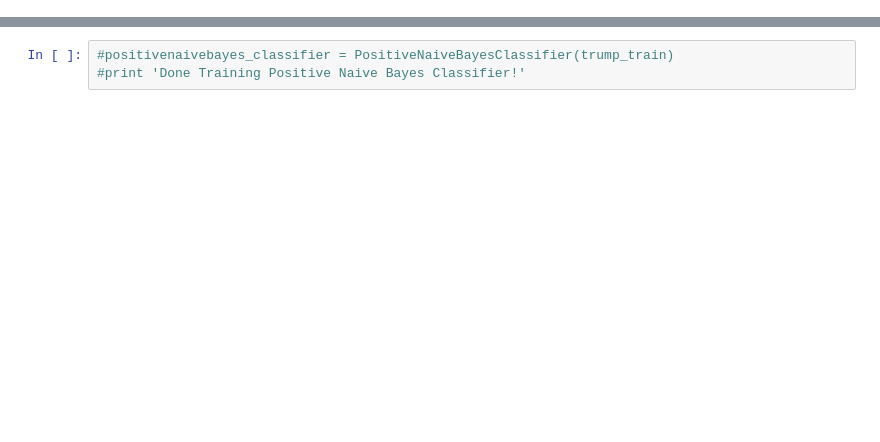
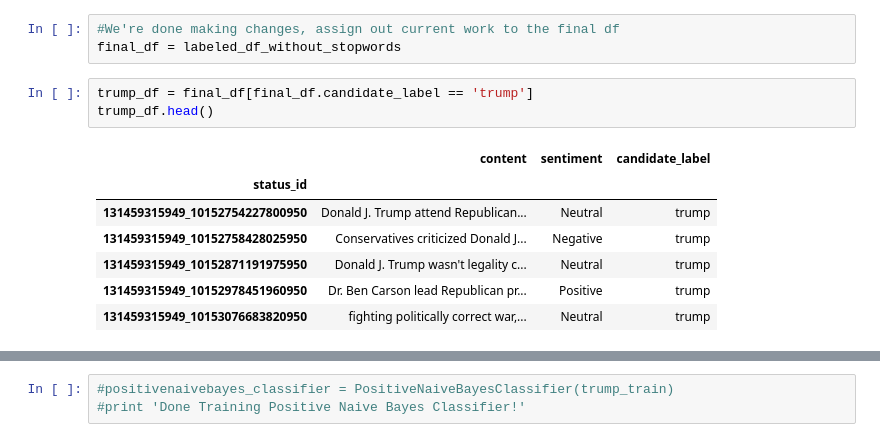
Before and after one commit to harumhl/Grab-Em-by-the-Posts-, a Jupyter notebook: python/classifier.ipynb, the cells around one changed output, grey strips where cells are left out. Drawn from its saved outputs; the diff is of its cells as text; blank space fills up the shorter version.

```diff
--- a/python/classifier.ipynb
+++ b/python/classifier.ipynb
@@ -272,0 +200,14 @@ Done Training Other Decision Tree Classifier!
+# %%
+#We're done making changes, assign out current work to the final df
+final_df = labeled_df_without_stopwords
+# %%
+trump_df = final_df[final_df.candidate_label == 'trump']
+trump_df.head()
+# %% [output]
+|  | content | sentiment | candidate_label |
+| status_id |  |  |  |
+| 131459315949_10152754227800950 | Donald J. Trump attend Republican... | Neutral | trump |
+| 131459315949_10152758428025950 | Conservatives criticized Donald J... | Negative | trump |
+| 131459315949_10152871191975950 | Donald J. Trump wasn't legality c... | Neutral | trump |
+| 131459315949_10152978451960950 | Dr. Ben Carson lead Republican pr... | Positive | trump |
+| 131459315949_10153076683820950 | fighting politically correct war,... | Neutral | trump |
```
Also changed, not shown: parts of 71 cells of this notebook, 1 other file.
